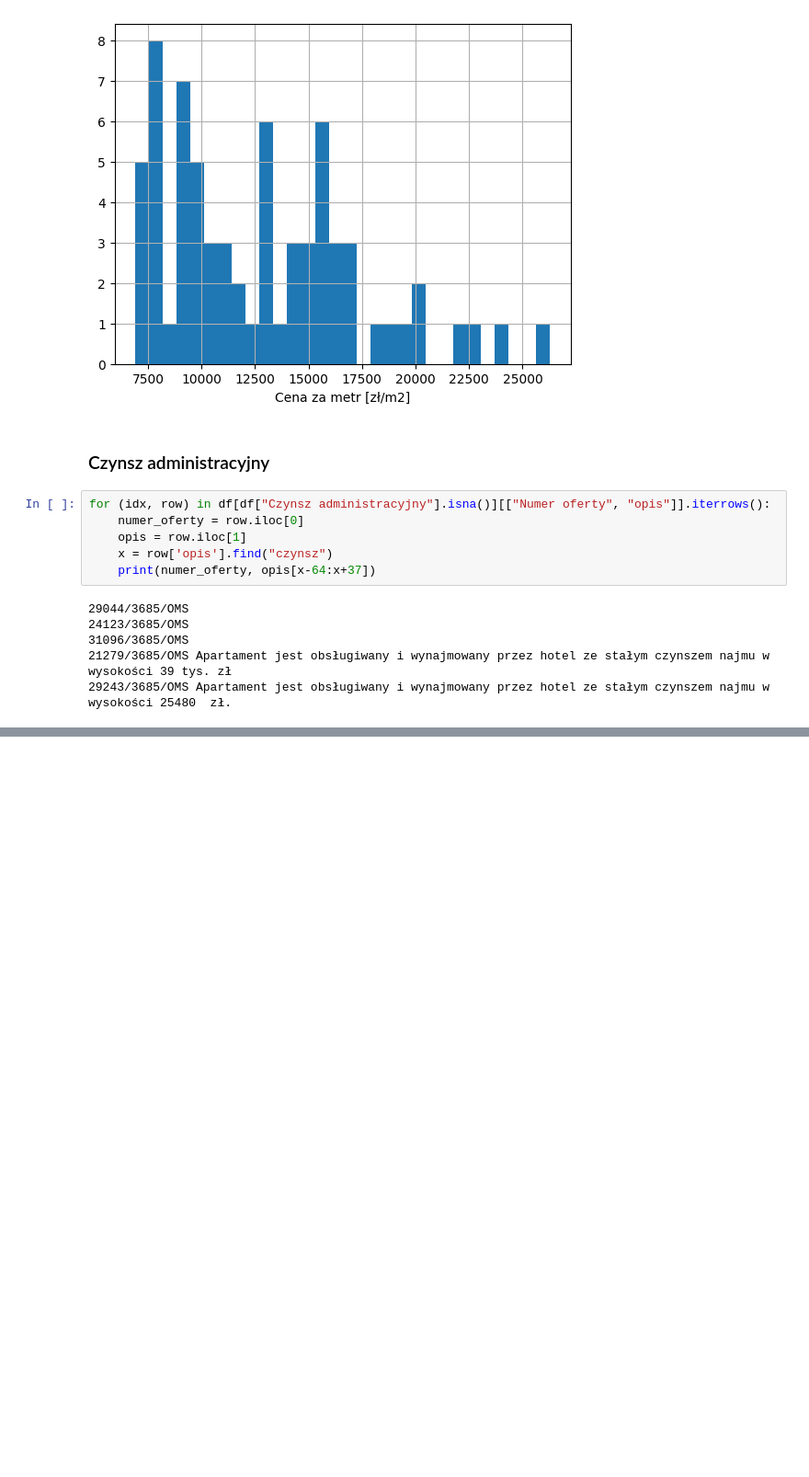
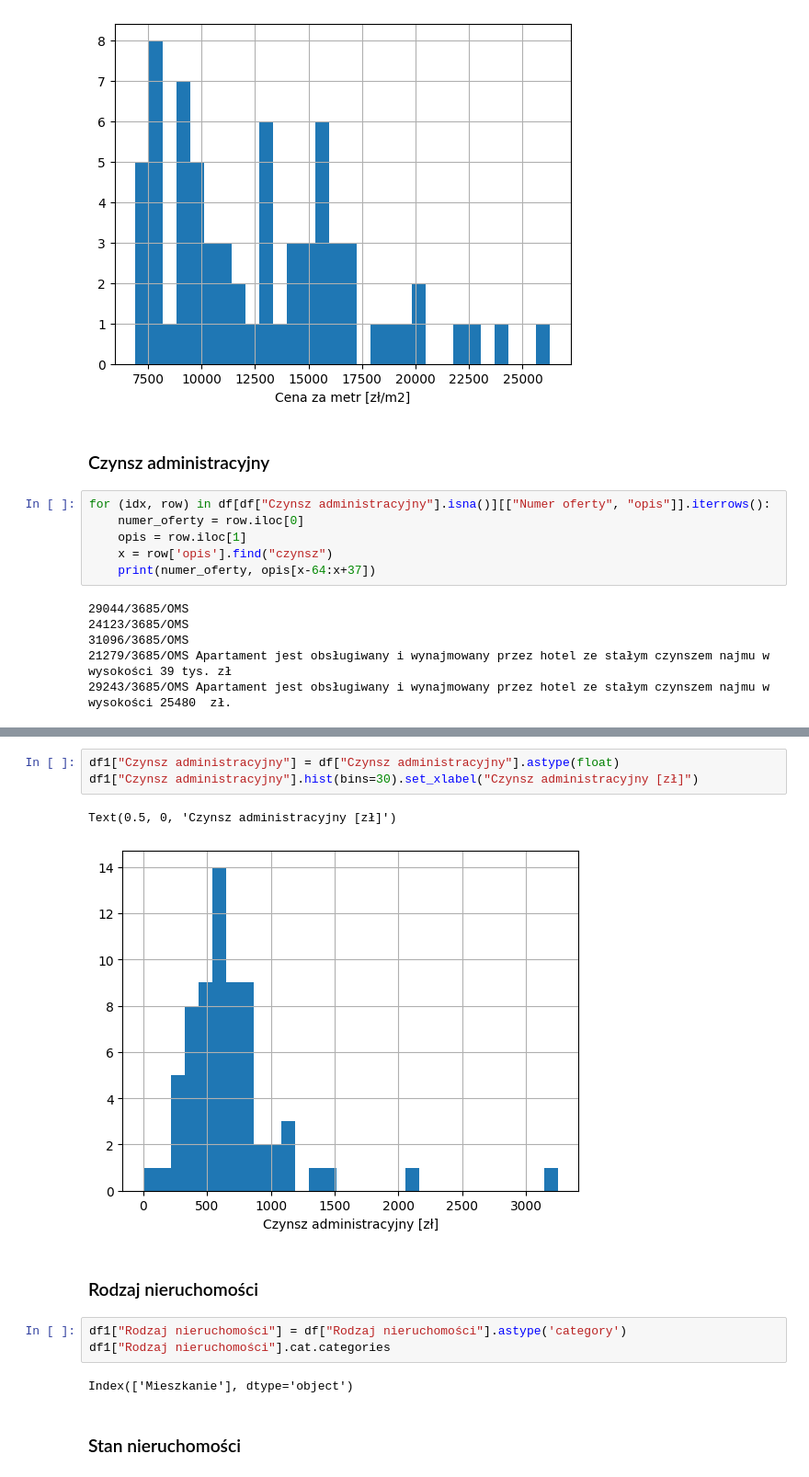
Before and after one commit to kapipapi/real-estate-analysis, a Jupyter notebook: data_cleansing.ipynb, the cells around one changed output, grey strips where cells are left out. Shown: that part at 92% size. Saved outputs shown, nothing was run; the diff lists cells and outputs as text; blank space fills up the shorter version.

```diff
--- a/data_cleansing.ipynb
+++ b/data_cleansing.ipynb
@@ -111,0 +93,15 @@ Requirement already satisfied: six>=1.5 in /Users/kacper/.pyenv/versions/3.11.4/
+# %%
+df1["Czynsz administracyjny"] = df["Czynsz administracyjny"].astype(float)
+df1["Czynsz administracyjny"].hist(bins=30).set_xlabel("Czynsz administracyjny [zł]")
+# %% [output]
+Text(0.5, 0, 'Czynsz administracyjny [zł]')
+[figure, added]
+# %% [markdown]
+### Rodzaj nieruchomości
+# %%
+df1["Rodzaj nieruchomości"] = df["Rodzaj nieruchomości"].astype('category')
+df1["Rodzaj nieruchomości"].cat.categories
+# %% [output]
+Index(['Mieszkanie'], dtype='object')
+# %% [markdown]
+### Stan nieruchomości
```
Also changed, not shown: parts of 10 cells of this notebook.
